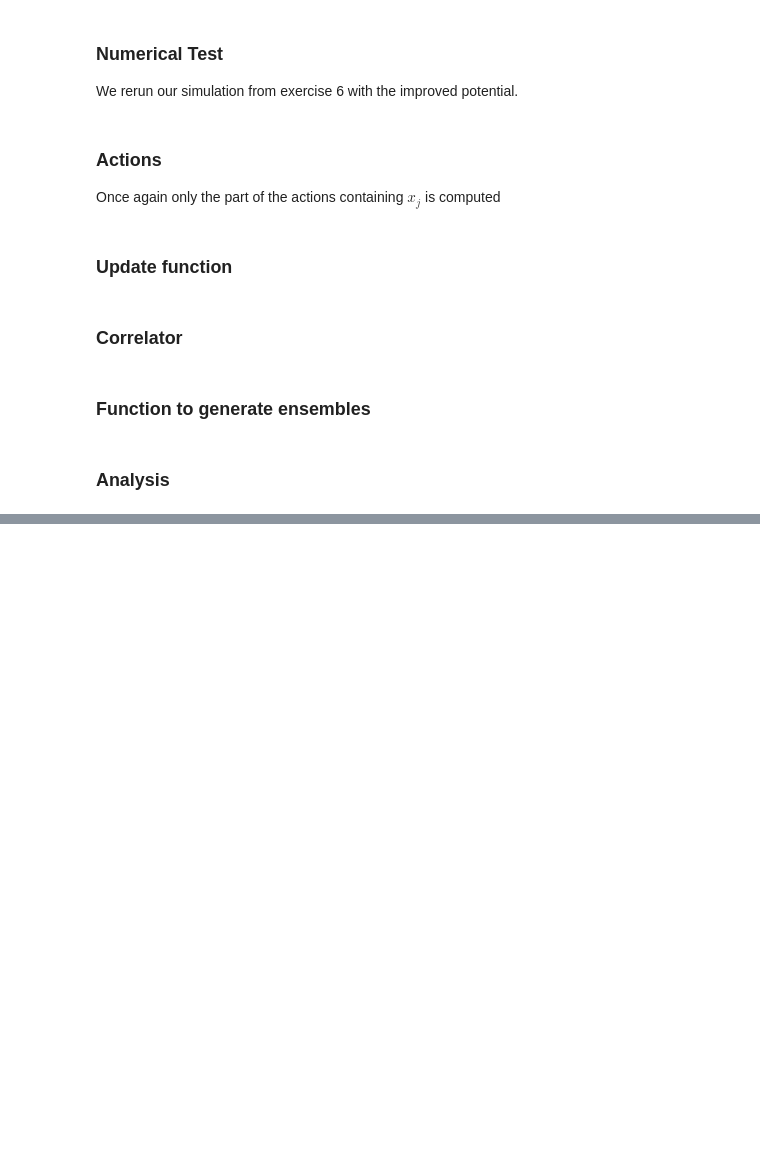
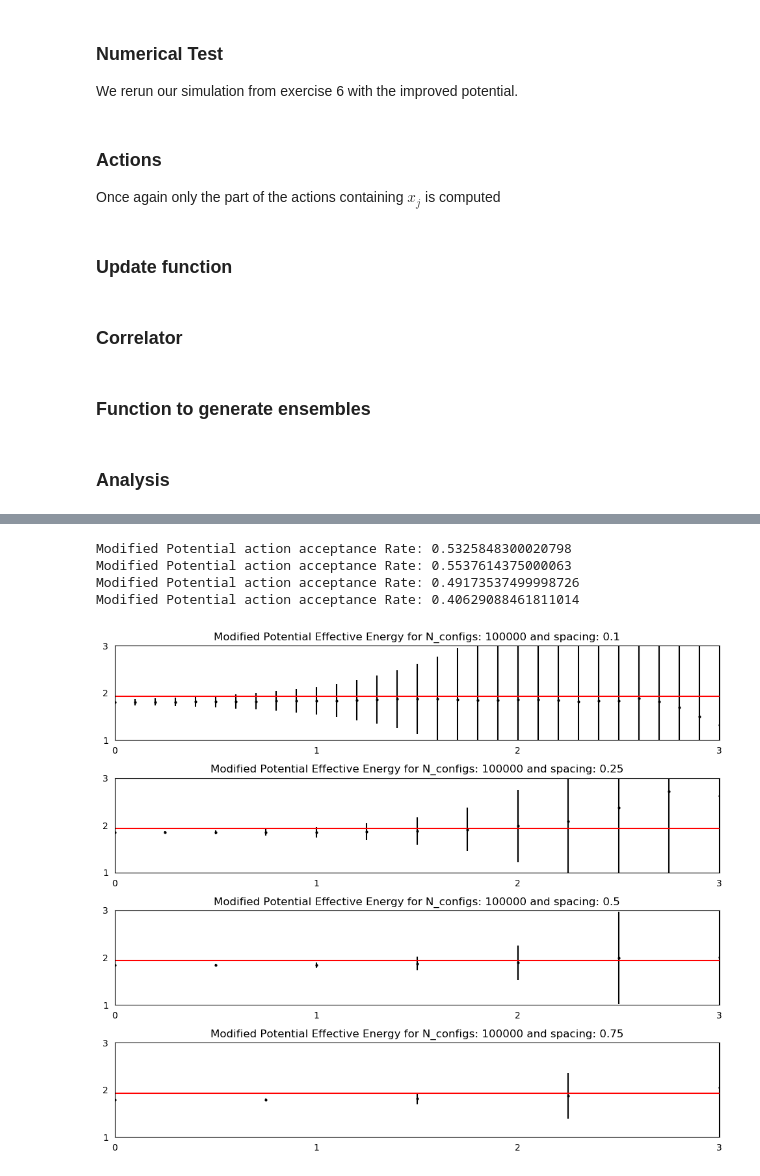
Before and after one commit to Shaun252/latticeQCD_novices, a Jupyter notebook: Exercise_8.ipynb, the cells around one changed output, grey strips where cells are left out. Drawn from its saved outputs; the diff is of its cells as text; code cells hidden in the pictures; blank space fills up the shorter version.

```diff
--- a/Exercise_8.ipynb
+++ b/Exercise_8.ipynb
@@ -233,0 +265,51 @@ Modified Potential action acceptance Rate: 0.4570502499999772
+# %%
+def analysis2(n_configs, v, m, a, c, n_corr, bin_size):
+
+    rows = len(a)
+    fig, axs =  plt.subplots(nrows=rows, ncols=1, figsize=(12, 10), dpi=100)
+    fig.subplots_adjust(wspace=0.1, hspace=0.4)
+    ax = axs.flat
+
+    for i, spacing in enumerate(a):
+        n_sites = int( 10 / spacing )
+        dx = 1.7 * (spacing+.25)
+
+        gn_improved2, acc2 = markov_chain(n_sites=n_sites, n_configs=n_configs * bin_size, v=v, m=m, a=spacing, c=c, dx=dx, n_corr=n_corr, action = action_improved2)
+        binned_g_improved2 = binning(g=gn_improved2, bin_size=bin_size)
+
+
+        #############################################################################################
+        #Action w/o ghosts
+
+        avg_binned_improved2 = np.mean(binned_g_improved2, 0)
+        err_binned_improved2 = np.std(binned_g_improved2, 0)
+        avg_shift_binned_improved2 = np.roll(avg_binned_improved2, -1)
+        err_shift_binned_improved2 = np.roll(err_binned_improved2, -1)
+
+        E_eff_binned_improved2 = np.log(np.divide(avg_binned_improved2, avg_shift_binned_improved2)) / spacing
+        E_eff_err_binned_improved2 = np.sqrt(np.divide(err_binned_improved2, avg_binned_improved2)**2 + np.divide(err_shift_binned_improved2, avg_shift_binned_improved2)**2)/ spacing / np.sqrt(n_configs/bin_size)
+
+
+        #############################################################################################
+        #PLotting
+        t = np.arange(0, n_sites * spacing, spacing)
+
+        ax[i].errorbar(t, E_eff_binned_improved2, yerr=E_eff_err_binned_improved2, fmt='o',  markersize=2, color='k')
+        ax[i].tick_params(bottom="off", top="off", left="off", right="off")
+        ax[i].set_title("Modified Potential Effective Energy for N_configs: " + str(n_configs) + " and spacing: " + str(spacing))
+        ax[i].set_xlim(0, 3)
+        ax[i].set_ylim(1, 3)
+        ax[i].set_xticks([0, 1, 2, 3])
+        ax[i].set_yticks([ 1, 2, 3])
+        ax[i].axhline(y=1.933, color='r', linestyle='-')
+
+        print("Modified Potential action acceptance Rate: " + str(acc2))
+    plt.show()
+# %%
+analysis2(n_configs = 100000, v=v_aho, m=1, a=[0.1,0.25,0.5,0.75], c=2, n_corr=1, bin_size = 20)
+# %% [output]
+Modified Potential action acceptance Rate: 0.5325848300020798
+Modified Potential action acceptance Rate: 0.5537614375000063
+Modified Potential action acceptance Rate: 0.49173537499998726
+Modified Potential action acceptance Rate: 0.40629088461811014
+[figure, added]
```
Also changed, not shown: parts of 4 cells of this notebook, 4 other files.
